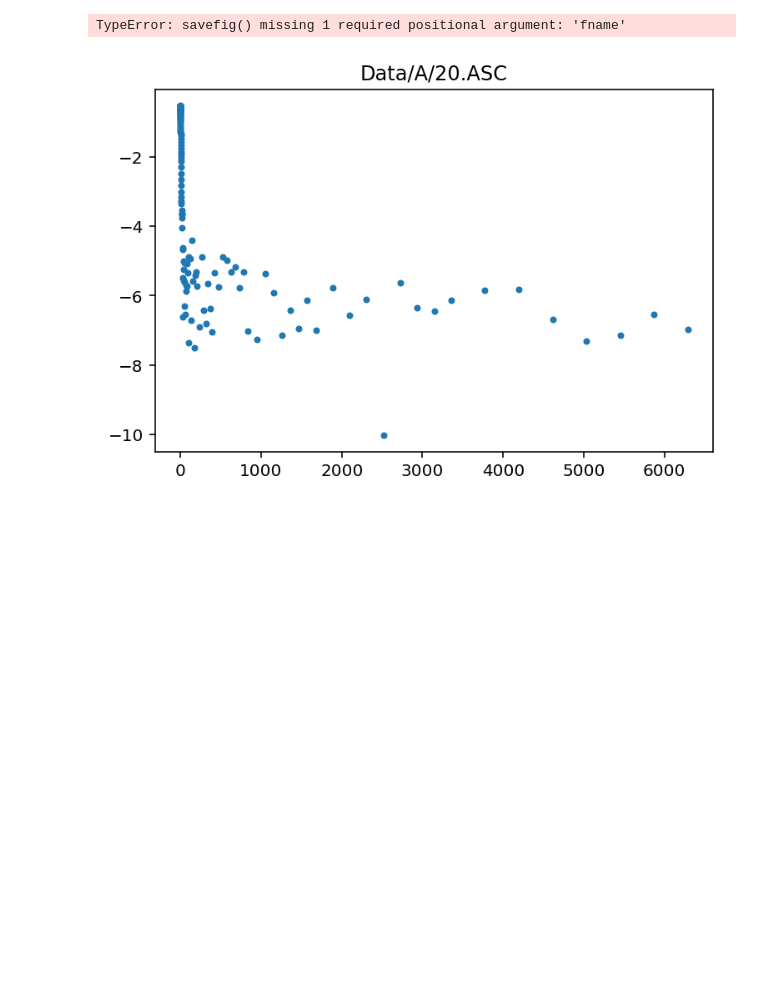
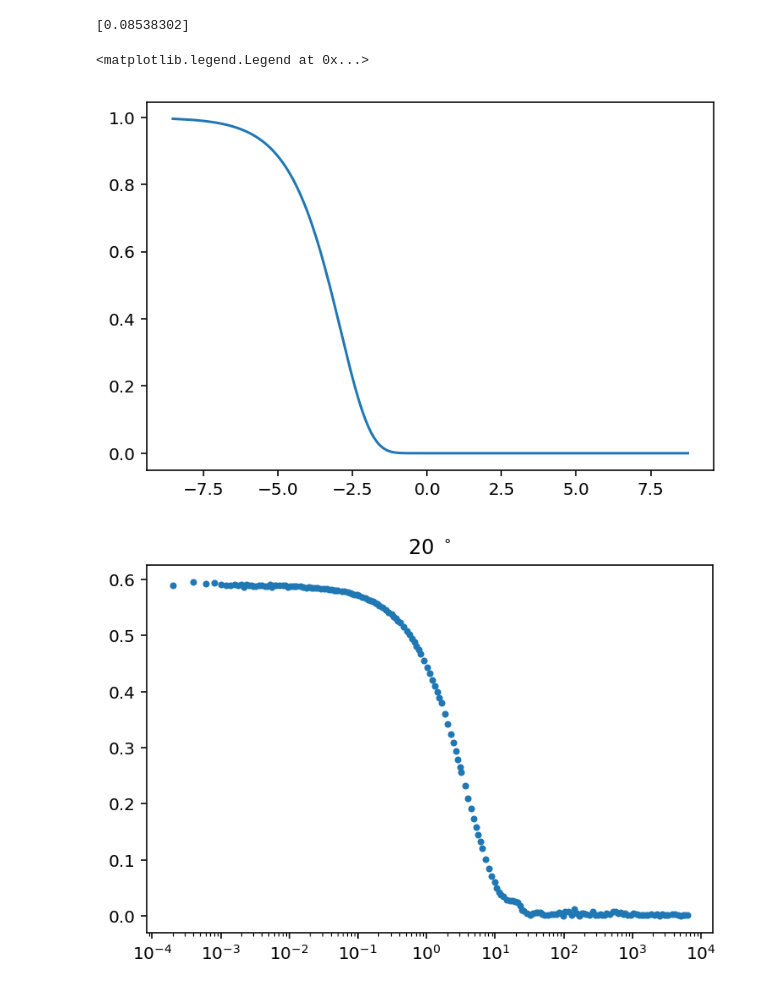
Before and after one commit to qwretz/fpraktikum, a Jupyter notebook: Dynamic Light Scattering/Plots.ipynb, the cells around one changed output. Saved outputs shown, nothing was run; the diff lists cells and outputs as text; code cells hidden in the pictures; blank space fills up the shorter version.

```diff
--- a/Dynamic Light Scattering/Plots.ipynb
+++ b/Dynamic Light Scattering/Plots.ipynb
@@ -7,20 +19,23 @@ import pandas as pd
 # %%
 
-def plotcorr(name,ax):
+def plotcorr(name,labels,ax):
     data=np.genfromtxt(name,skip_header=16,delimiter="\t",filling_values=-1,comments="\"")
     time=data[:183,0]
     corr=data[:183,1]
-
-    ax.plot(time,np.log(np.abs(corr)),label=name)
+    sci.optimize.curve_fit(g,time,corr,)
+    ax.plot(time,np.abs(corr),".",label=r"{} $^\circ$".format(labels))
+    ax.loglog()
     ax.set_title(name)
 # %%
 #Alles in einen plot :D
 namelist=[]
+angels=[]
 for x in range(2,16):
-     namelist.append("Data/A/{}.ASC".format(x*10))
+    namelist.append("Data/A/{}.ASC".format(x*10))
+    angels.append(x*10)
 fig,ax=plt.subplots(dpi=144)
-for name in namelist:
-    plotcorr(name,ax)
+for x in range(len(namelist)):
+    plotcorr(namelist[x],angels[x],ax)
 ax.legend()
 # %% [output]
 <matplotlib.legend.Legend at 0x...>
@@ -28,22 +43,36 @@ ax.legend()
 # %%
 
-def plotcorr(name):
+def plotcorr(name,labels,ax):
     data=np.genfromtxt(name,skip_header=16,delimiter="\t",filling_values=-1,comments="\"")
     time=data[:183,0]
     corr=data[:183,1]
+    q=calcq(labels)
+    D=1
+    #popt,pcov=sci.optimize.curve_fit(g,time,corr,p0=0)
+    lin=np.linspace(0,time[182],1000)
     fig,ax=plt.subplots(dpi=144)
-    ax.plot(time,np.log(np.abs(corr)),".",label=name)
-    ax.set_title(name)
-    fig.savefig()
+    ax.plot(np.log(time),g2(time,D,q))
+    popt,pcov=sci.optimize.curve_fit(lambda time,D:g2(time,D,q),time,corr)
+    print(popt)
+    fig,ax=plt.subplots(dpi=144)
+
+    ax.plot(time,(np.abs(corr)),".",label=r"{} $^\circ$".format(labels))
+    ax.plot(time,g2(time,popt,q))
+    ax.semilogx()
+    ax.set_title(r"{} $^\circ$".format(labels))
+    fig.savefig("Plots/A/{}".format(labels))
 # %%
-#Alles in einen plot :D
+#Viele Plots
 namelist=[]
 for x in range(2,16):
      namelist.append("Data/A/{}.ASC".format(x*10))
 
-for name in namelist:
-    plotcorr(name,)
+#for x in range(len(namelist)):
+ #   plotcorr(namelist[x],angels[x],ax)
+plotcorr(namelist[0],angels[0],ax)
 ax.legend()
 # %% [output]
-TypeError: savefig() missing 1 required positional argument: 'fname'
+[0.08538302]
+<matplotlib.legend.Legend at 0x...>
-[figure, old version]
+[figure, new version]
+[figure, added]
```
Also changed, not shown: parts of 3 cells of this notebook, 16 other files.
